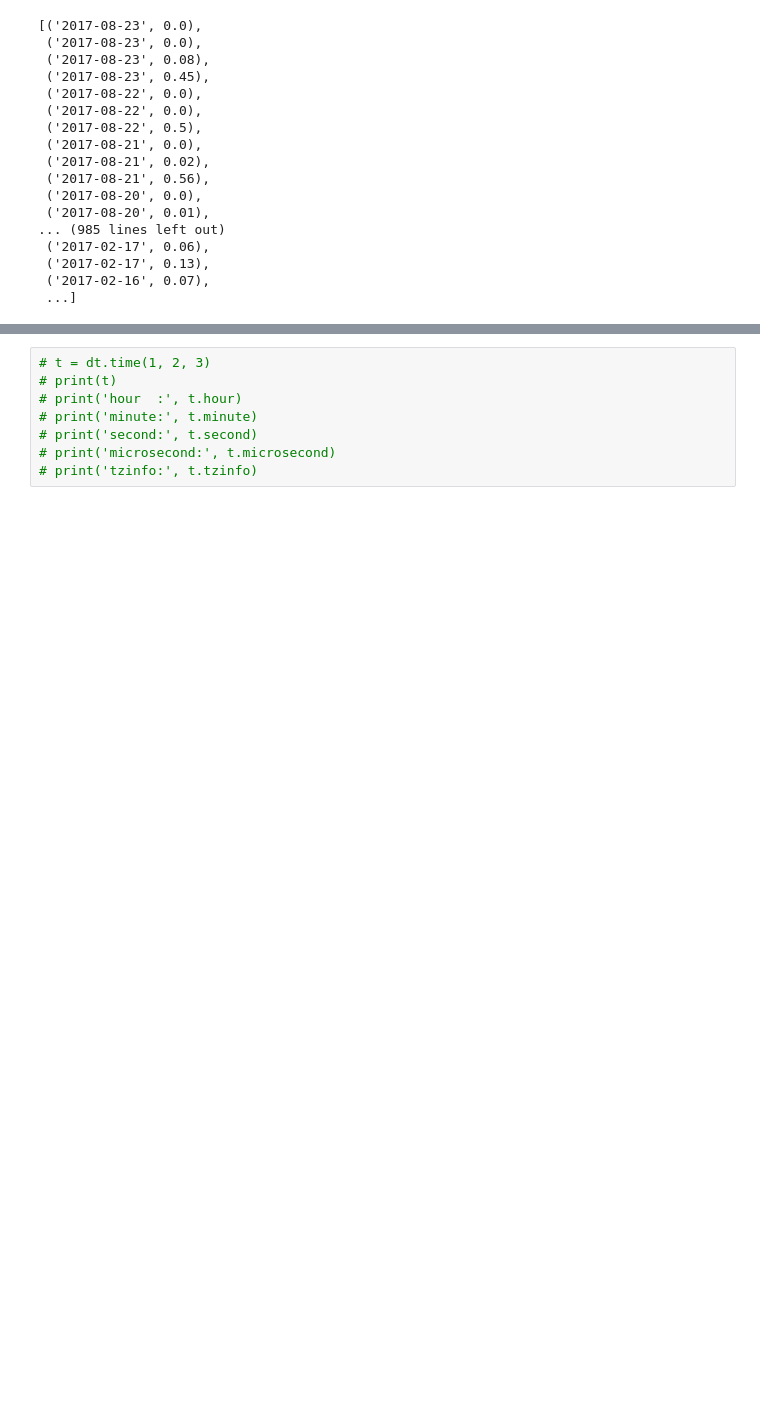
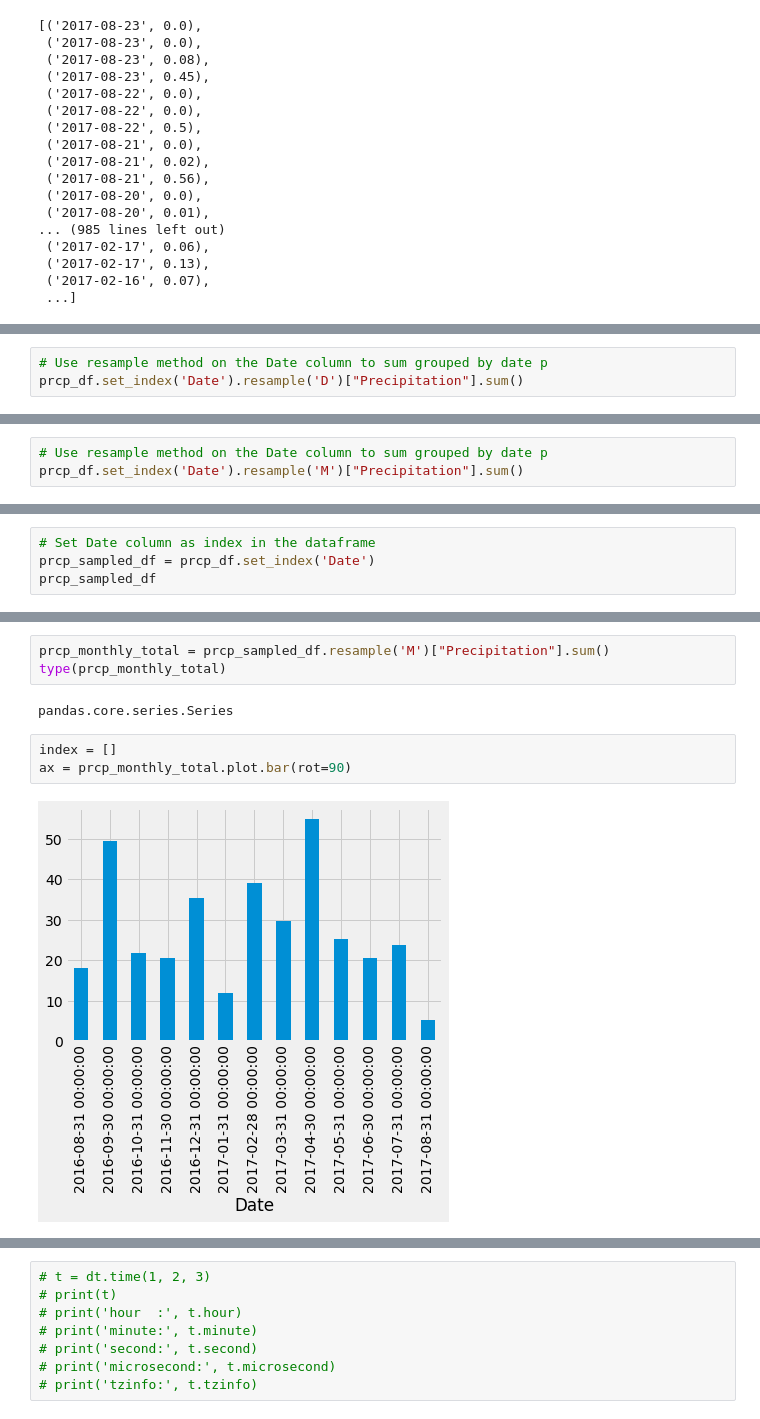
Before and after one commit to IrinaUX/sqlalchemy-challenge, a Jupyter notebook: climate_starter.ipynb, the cells around one changed output, grey strips where cells are left out. Drawn from its saved outputs; the diff is of its cells as text; blank space fills up the shorter version.

```diff
--- a/climate_starter.ipynb
+++ b/climate_starter.ipynb
@@ -543,0 +655,3 @@ session.query(Meas.date, Meas.prcp).\
+# %%
+# Use resample method on the Date column to sum grouped by date p
+prcp_df.set_index('Date').resample('D')["Precipitation"].sum()
@@ -543,0 +672,3 @@ session.query(Meas.date, Meas.prcp).\
+# %%
+# Use resample method on the Date column to sum grouped by date p
+prcp_df.set_index('Date').resample('M')["Precipitation"].sum()
@@ -543,0 +691,4 @@ session.query(Meas.date, Meas.prcp).\
+# %%
+# Set Date column as index in the dataframe
+prcp_sampled_df = prcp_df.set_index('Date')
+prcp_sampled_df
@@ -543,0 +710,10 @@ session.query(Meas.date, Meas.prcp).\
+# %%
+prcp_monthly_total = prcp_sampled_df.resample('M')["Precipitation"].sum()
+type(prcp_monthly_total)
+# %% [output]
+pandas.core.series.Series
+# %%
+index = []
+ax = prcp_monthly_total.plot.bar(rot=90)
+# %% [output]
+[figure, added]
```
Also changed, not shown: parts of 25 cells of this notebook.
